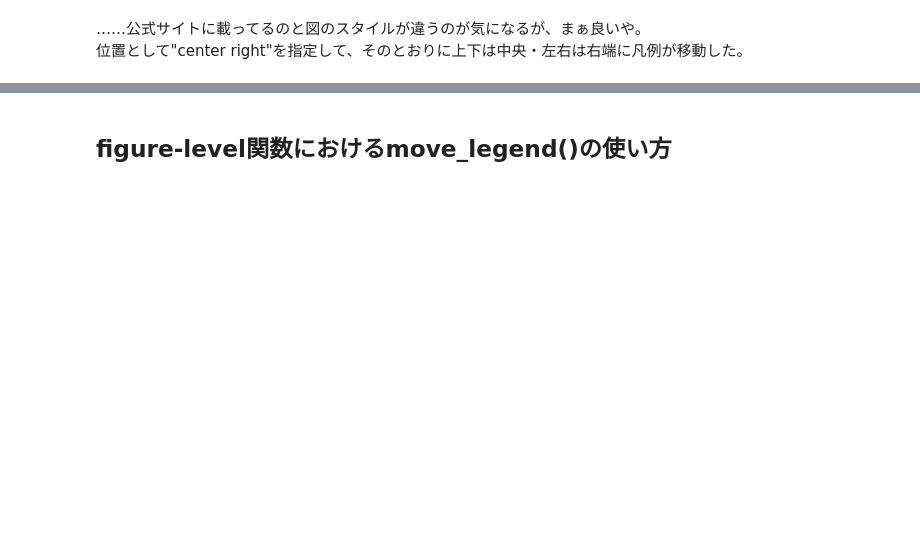
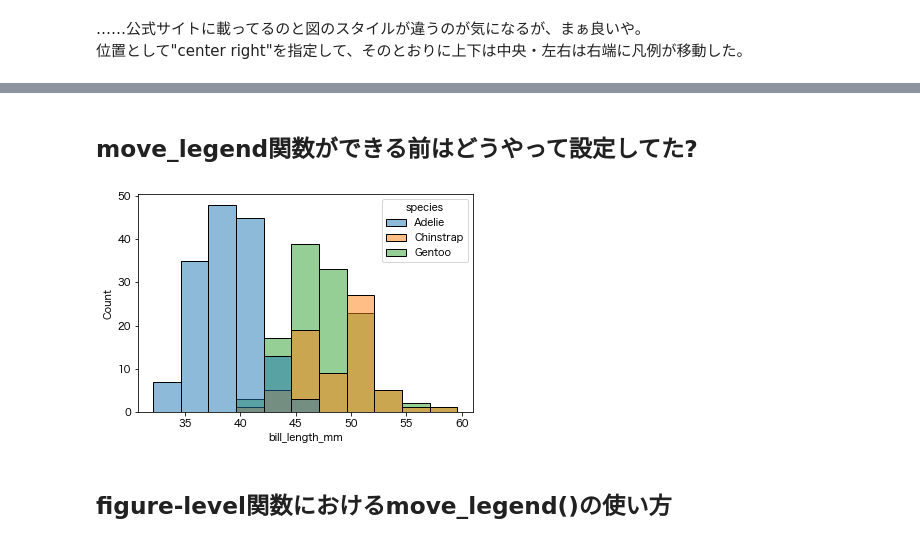
Before and after one commit to Linus-MK/fragments_for_blog, a Jupyter notebook: seaborn/move_legend.ipynb, the cells around one changed output, grey strips where cells are left out. Saved outputs shown, nothing was run; the diff lists cells and outputs as text; code cells hidden in the pictures; blank space fills up the shorter version.

```diff
--- a/seaborn/move_legend.ipynb
+++ b/seaborn/move_legend.ipynb
@@ -47,2 +68,10 @@ bbox_to_anchor=(1, 1)は「凡例を図の右上に配置せよ」である。
+# %% [markdown]
+## move_legend関数ができる前はどうやって設定してた?
+# %%
+ax = sns.histplot(penguins, x="bill_length_mm", hue="species")
+# plt.legend(loc='upper left')
+# ax.legend(loc='upper left')
+# %% [output]
+[figure, added]
 # %% [markdown]
 ## figure-level関数におけるmove_legend()の使い方
```
Also changed, not shown: parts of 6 cells of this notebook.
